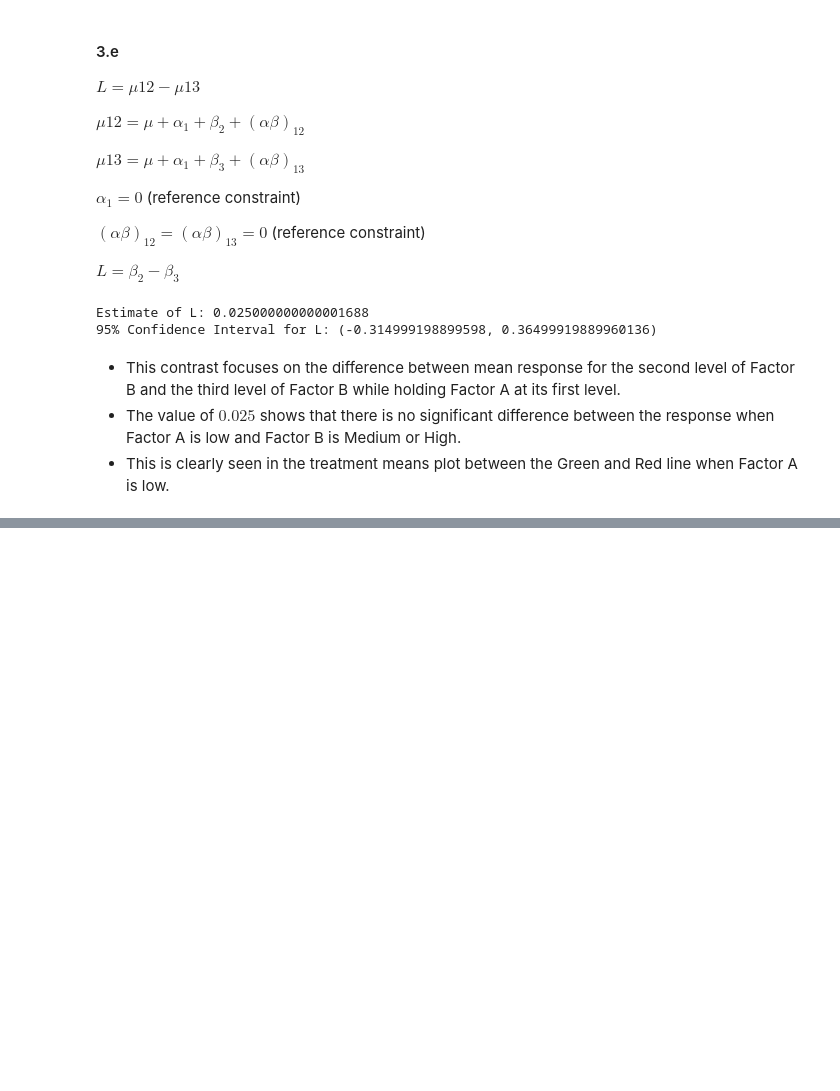
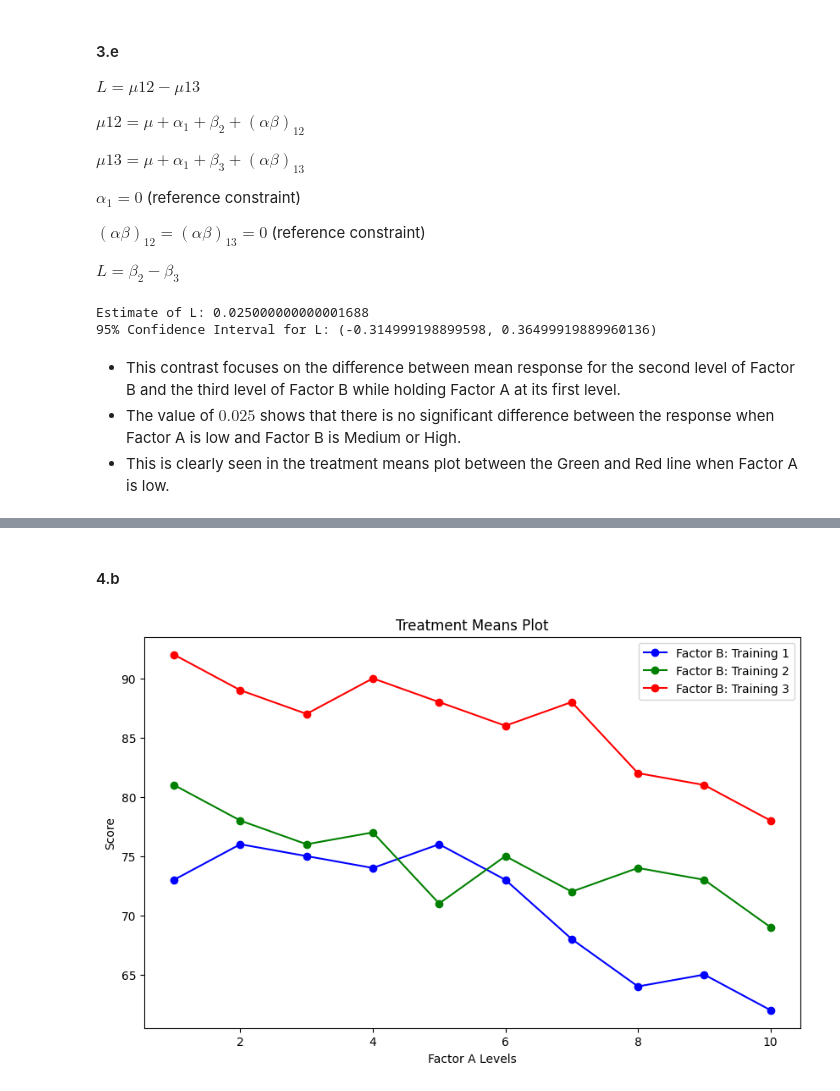
Before and after one commit to madhukar01/stats_exercise, a Jupyter notebook: ex03/solution.ipynb, the cells around one changed output, grey strips where cells are left out. Cells and saved outputs as stored; diff of their text form; code cells hidden in the pictures; blank space fills up the shorter version.

```diff
--- a/ex03/solution.ipynb
+++ b/ex03/solution.ipynb
@@ -660,0 +717,34 @@ Estimate of L: 0.025000000000001688
+# %% [markdown]
+#### 4.b
+# %%
+# filter responses for each level of factors A and B
+levels_A = np.unique(data[:, 1])
+levels_B = np.unique(data[:, 2])
+
+means = np.zeros((len(levels_B), len(levels_A)))
+
+for i in range(len(levels_B)):
+    for j in range(len(levels_A)):
+        means[i, j] = data[j*3+i, 0]
+
+factor_B_levels = ["Training 1", "Training 2", "Training 3"]
+factor_B_colors = ["blue", "green", "red"]
+
+# Creating the plot
+plt.figure(figsize=(10, 6))
+for i in range(len(factor_B_colors)):
+    plt.plot(
+        levels_A,
+        means[i, :],
+        marker="o",
+        color=factor_B_colors[i],
+        label=f"Factor B: {factor_B_levels[i]}",
+    )
+
+plt.xlabel("Factor A Levels")
+plt.ylabel("Score")
+plt.title("Treatment Means Plot")
+plt.legend()
+plt.show()
+# %% [output]
+[figure, added]
```
Also changed, not shown: parts of 9 cells of this notebook, 2 other files.
